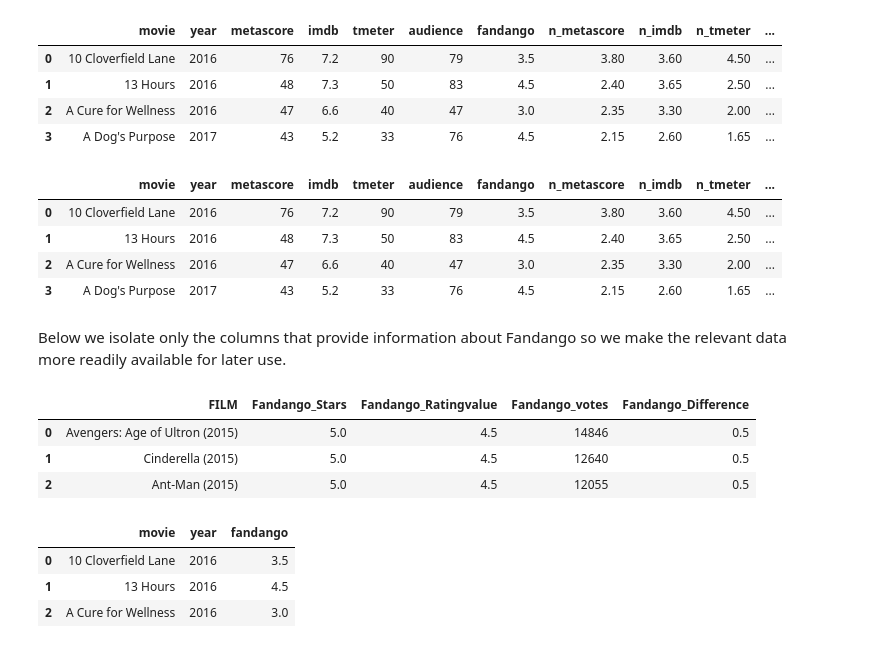
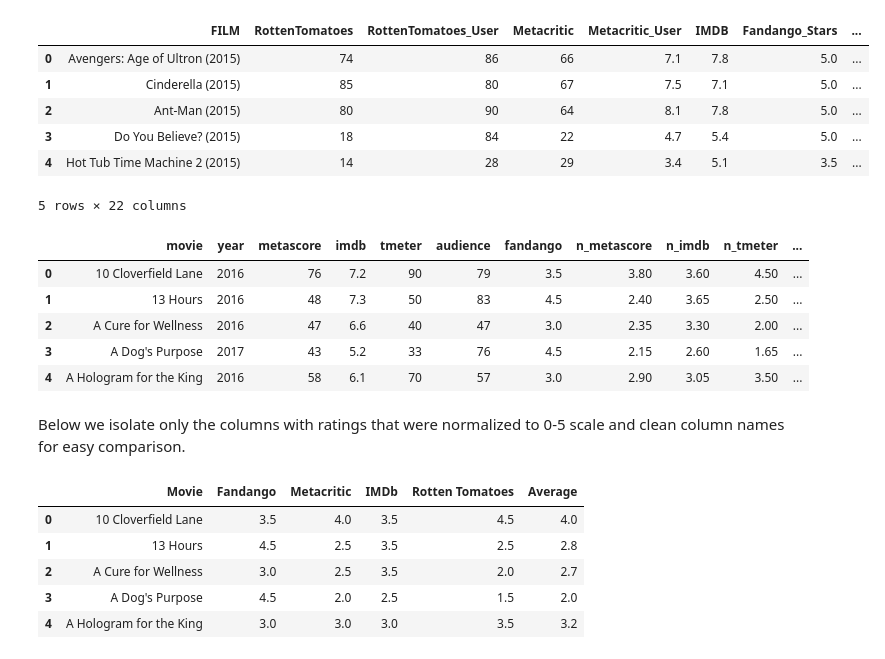
Before and after one commit to gr3yw0rm/Dataquest-Showcases, a Jupyter notebook: Investigating Fandango Movie Ratings/Investigating Fandango Movie Ratings.ipynb, the cells around one changed output. Cells and saved outputs as stored; diff of their text form; code cells hidden in the pictures.

Commit message:
Finished Fandango Movie Project

```diff
--- a/Investigating Fandango Movie Ratings/Investigating Fandango Movie Ratings.ipynb
+++ b/Investigating Fandango Movie Ratings/Investigating Fandango Movie Ratings.ipynb
@@ -53,36 +56,48 @@ fandango_after    = pd.read_csv('movie_ratings_16_17.csv')
 # %%
-fandango_after.head(4)
+fandango_before.head()
 # %% [output]
-|  | movie | year | metascore | imdb | tmeter | audience | fandango | n_metascore | n_imdb | n_tmeter | ... |
-| 0 | 10 Cloverfield Lane | 2016 | 76 | 7.2 | 90 | 79 | 3.5 | 3.80 | 3.60 | 4.50 | ... |
-| 1 | 13 Hours | 2016 | 48 | 7.3 | 50 | 83 | 4.5 | 2.40 | 3.65 | 2.50 | ... |
-| 2 | A Cure for Wellness | 2016 | 47 | 6.6 | 40 | 47 | 3.0 | 2.35 | 3.30 | 2.00 | ... |
-| 3 | A Dog's Purpose | 2017 | 43 | 5.2 | 33 | 76 | 4.5 | 2.15 | 2.60 | 1.65 | ... |
+|  | FILM | RottenTomatoes | RottenTomatoes_User | Metacritic | Metacritic_User | IMDB | Fandango_Stars | ... |
+| 0 | Avengers: Age of Ultron (2015) | 74 | 86 | 66 | 7.1 | 7.8 | 5.0 | ... |
+| 1 | Cinderella (2015) | 85 | 80 | 67 | 7.5 | 7.1 | 5.0 | ... |
+| 2 | Ant-Man (2015) | 80 | 90 | 64 | 8.1 | 7.8 | 5.0 | ... |
+| 3 | Do You Believe? (2015) | 18 | 84 | 22 | 4.7 | 5.4 | 5.0 | ... |
+| 4 | Hot Tub Time Machine 2 (2015) | 14 | 28 | 29 | 3.4 | 5.1 | 3.5 | ... |
+5 rows × 22 columns
 # %%
-fandango_after.head(4)
+fandango_after.head()
 # %% [output]
 |  | movie | year | metascore | imdb | tmeter | audience | fandango | n_metascore | n_imdb | n_tmeter | ... |
 | 0 | 10 Cloverfield Lane | 2016 | 76 | 7.2 | 90 | 79 | 3.5 | 3.80 | 3.60 | 4.50 | ... |
 | 1 | 13 Hours | 2016 | 48 | 7.3 | 50 | 83 | 4.5 | 2.40 | 3.65 | 2.50 | ... |
 | 2 | A Cure for Wellness | 2016 | 47 | 6.6 | 40 | 47 | 3.0 | 2.35 | 3.30 | 2.00 | ... |
 | 3 | A Dog's Purpose | 2017 | 43 | 5.2 | 33 | 76 | 4.5 | 2.15 | 2.60 | 1.65 | ... |
+| 4 | A Hologram for the King | 2016 | 58 | 6.1 | 70 | 57 | 3.0 | 2.90 | 3.05 | 3.50 | ... |
 # %% [markdown]
-Below we isolate only the columns that provide information about Fandango so we make the relevant data more readily available for later use.
+Below we isolate only the columns with ratings that were normalized to 0-5 scale and clean column names for easy comparison.
 # %%
-before = fandango_before[['FILM', 'Fandango_Stars', 'Fandango_Ratingvalue', 'Fandango_votes',
-                             'Fandango_Difference']].copy()
-after  = fandango_after[['movie', 'year', 'fandango']].copy()
+movie_critics = ['Fandango', 'Metacritic', 'IMDb', 'Rotten Tomatoes']
 
-before.head(3)
+before_normalized_columns = [col for col in fandango_before.columns if 'norm' in col]
+before = fandango_before[['FILM', 'Fandango_Stars'] + before_normalized_columns].copy()
+before.columns = before.columns.str.replace('_norm', '')
+before.drop('RT_user', axis = 1, inplace = True) # dropping RT user score
+before.rename({'Fandango_Stars': 'Fandango', 'nr_metascore': 'Metacritic', 'IMDB': 'IMDb', 'RT': 'Rotten Tomatoes'},
+              axis = 1, inplace = True)
+before = before[['FILM'] + movie_critics] # rearranging columns
+before['Average'] = before.iloc[:, 2:].mean(axis=1).round(1)  # average of other movie reviewers
+
+after_normalized_columns = [col for col in fandango_after.columns if 'nr' in col]
+after = fandango_after[['movie', 'fandango'] + after_normalized_columns].copy()
+after.columns = after.columns.str.replace('nr_', '').str.title()
+after.drop('Audience', axis = 1, inplace = True) # dropping RT user score
+after.rename({'Metascore': 'Metacritic', 'Imdb': 'IMDb', 'Tmeter': 'Rotten Tomatoes'}, axis = 1, inplace = True)
+after['Average'] = after.iloc[:, 2:].mean(axis = 1).round(1)  # average of other movie reviewers
+
+after.head()
 # %% [output]
-|  | FILM | Fandango_Stars | Fandango_Ratingvalue | Fandango_votes | Fandango_Difference |
-| 0 | Avengers: Age of Ultron (2015) | 5.0 | 4.5 | 14846 | 0.5 |
-| 1 | Cinderella (2015) | 5.0 | 4.5 | 12640 | 0.5 |
-| 2 | Ant-Man (2015) | 5.0 | 4.5 | 12055 | 0.5 |
+|  | Movie | Fandango | Metacritic | IMDb | Rotten Tomatoes | Average |
+| 0 | 10 Cloverfield Lane | 3.5 | 4.0 | 3.5 | 4.5 | 4.0 |
+| 1 | 13 Hours | 4.5 | 2.5 | 3.5 | 2.5 | 2.8 |
+| 2 | A Cure for Wellness | 3.0 | 2.5 | 3.5 | 2.0 | 2.7 |
+| 3 | A Dog's Purpose | 4.5 | 2.0 | 2.5 | 1.5 | 2.0 |
+| 4 | A Hologram for the King | 3.0 | 3.0 | 3.0 | 3.5 | 3.2 |
-# %%
-after.head(3)
-# %% [output]
-|  | movie | year | fandango |
-| 0 | 10 Cloverfield Lane | 2016 | 3.5 |
-| 1 | 13 Hours | 2016 | 4.5 |
-| 2 | A Cure for Wellness | 2016 | 3.0 |
```
Also changed, not shown: parts of 16 cells of this notebook, 1 other file.
